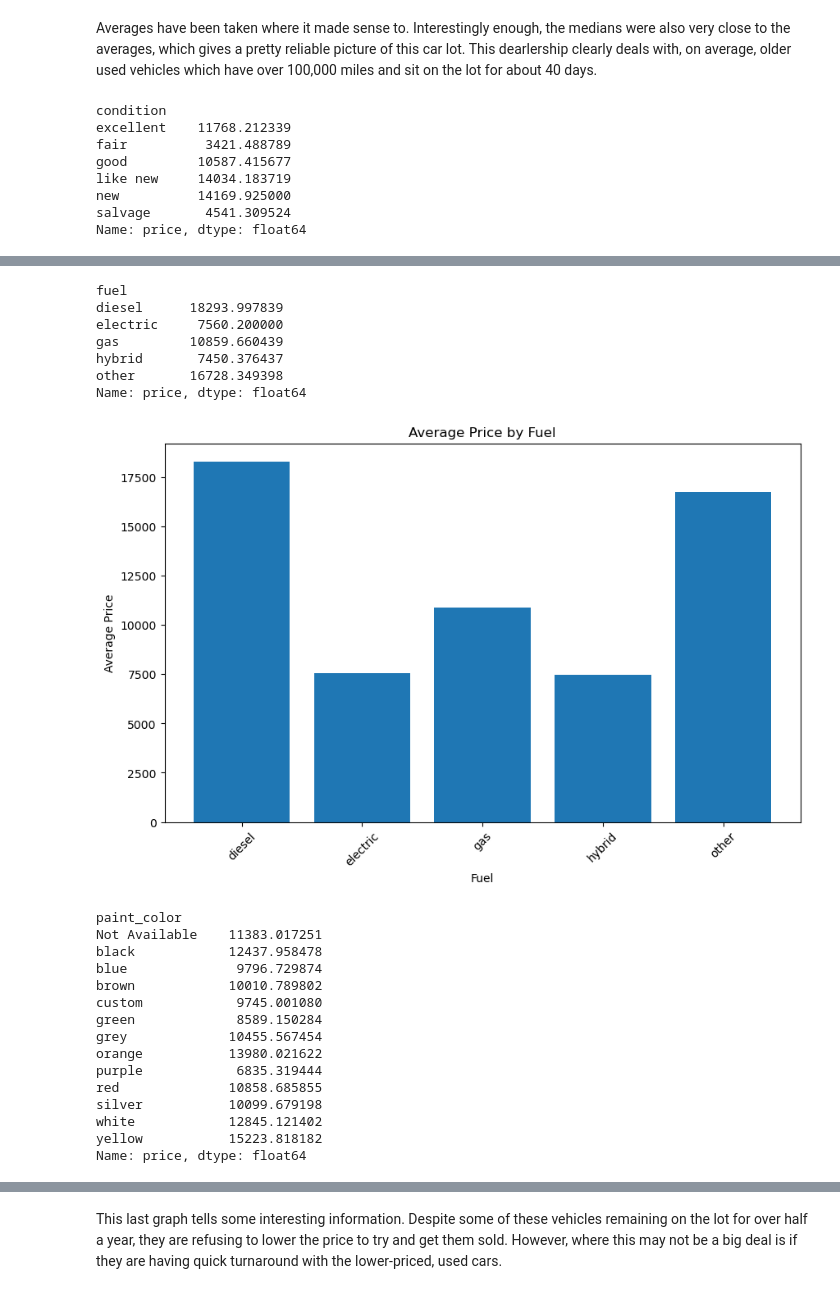
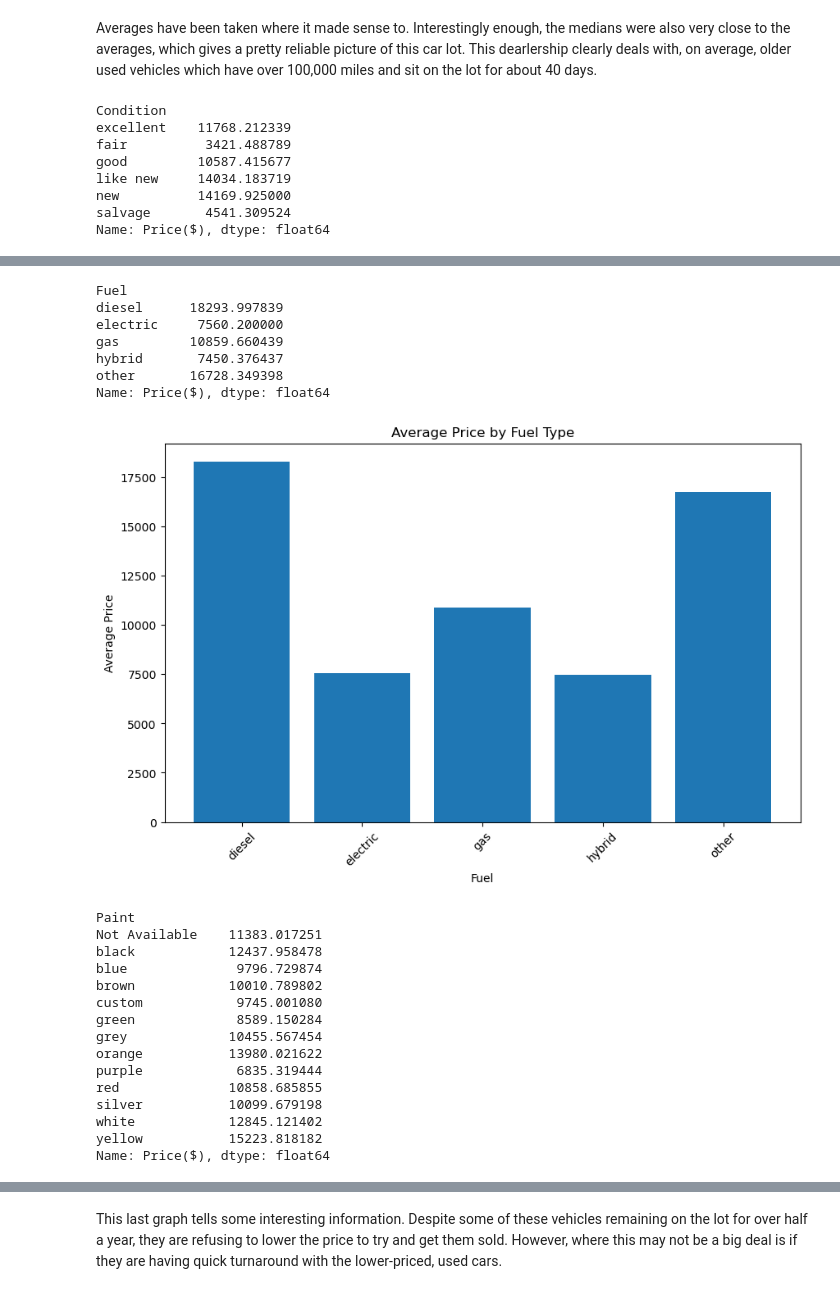
Before and after one commit to Ptown-1988/Sprint_4_Project, a Jupyter notebook: Jupyter Notebook Sprint4Project.ipynb, the cells around one changed output, grey strips where cells are left out. Cells and saved outputs as stored; diff of their text form; code cells hidden in the pictures.

```diff
--- a/Jupyter Notebook Sprint4Project.ipynb
+++ b/Jupyter Notebook Sprint4Project.ipynb
@@ -87,6 +87,10 @@ vehicles_df_w_odometer = vehicles_df_w_odometer[~((vehicles_df_w_odometer['model
 vehicles_df_w_odometer = vehicles_df_w_odometer[~((vehicles_df_w_odometer['price'] < (Q1_price - 1.5 * IRQ_price)) | (vehicles_df_w_odometer['price'] > (Q3_price + 1.5 * IRQ_price)))]
 vehicles_df_w_odometer = vehicles_df_w_odometer[~((vehicles_df_w_odometer['odometer'] < (Q1_miles - 1.5 * IRQ_miles)) | (vehicles_df_w_odometer['odometer'] > (Q3_miles + 1.5 *IRQ_miles)))]
 
+vehicles_df_w_odometer = vehicles_df_w_odometer.rename(columns={'price': 'Price($)', 'model_year': 'Year', 'model': 'Make/Model', 'condition': 'Condition', 'cylinders': 'Cylinders', 'fuel': 'Fuel', 'odometer': 'Odometer', 'type': 'Type', 'paint_color': 'Paint', 'is_4wd': '4WD', 'date_posted': 'Date Posted', 'days_listed': 'Days Listed'})
+
+vehicles_df_w_odometer['4WD'] = vehicles_df_w_odometer['4WD'].replace({'1.0': 'Yes', '0.0': 'No'}).astype(object)
+
 display(vehicles_df_w_odometer)
 # %% [output]
 2009.75046966977
@@ -132,7 +136,7 @@ print(days_listed_median)
 Averages have been taken where it made sense to. Interestingly enough, the medians were also very close to the averages, which gives a pretty reliable picture of this car lot. This dearlership clearly deals with, on average, older used vehicles which have over 100,000 miles and sit on the lot for about 40 days.
 # %%
 #Average Price By Condition
-average_price_by_condition = vehicles_df_w_odometer.groupby('condition')['price'].mean()
+average_price_by_condition = vehicles_df_w_odometer.groupby('Condition')['Price($)'].mean()
 display(average_price_by_condition)
 
 plt.figure(figsize=(10, 6))
@@ -144,59 +148,59 @@ plt.xticks(rotation=45)
 plt.show()
 
 #Average Price By Fuel
-avg_price_by_fuel = vehicles_df_w_odometer.groupby('fuel')['price'].mean()
+avg_price_by_fuel = vehicles_df_w_odometer.groupby('Fuel')['Price($)'].mean()
 display(avg_price_by_fuel)
 
 plt.figure(figsize=(10, 6))
 plt.bar(avg_price_by_fuel.index, avg_price_by_fuel.values)
-plt.title('Average Price by Fuel')
+plt.title('Average Price by Fuel Type')
 plt.xlabel('Fuel')
 plt.ylabel('Average Price')
 plt.xticks(rotation=45)
 plt.show()
 
 #Average Price By Paint Color
-avg_price_by_color = vehicles_df_w_odometer.groupby('paint_color')['price'].mean()
+avg_price_by_color = vehicles_df_w_odometer.groupby('Paint')['Price($)'].mean()
 display(avg_price_by_color)
 
 plt.figure(figsize=(10, 6))
 plt.bar(avg_price_by_color.index, avg_price_by_color.values)
 plt.title('Average Price by Paint Color')
 plt.xlabel('Paint Color')
 plt.ylabel('Average Price')
 plt.xticks(rotation=45)
 plt.show()
 
 #Average Price By Days Listed
-avg_price_by_days_listed = vehicles_df_w_odometer.groupby('days_listed')['price'].mean()
+avg_price_by_days_listed = vehicles_df_w_odometer.groupby('Days Listed')['Price($)'].mean()
 display(avg_price_by_days_listed)
 
 plt.figure(figsize=(10, 6))
 plt.bar(avg_price_by_days_listed.index, avg_price_by_days_listed.values)
 plt.title('Average Price by Days Listed')
 plt.xlabel('Days Listed')
 plt.ylabel('Average Price')
 plt.xticks(rotation=45)
 plt.show()
 # %% [output]
-condition
+Condition
 excellent    11768.212339
 fair          3421.488789
 good         10587.415677
 like new     14034.183719
 new          14169.925000
 salvage       4541.309524
-Name: price, dtype: float64
+Name: Price($), dtype: float64
 [figure]
-fuel
+Fuel
 diesel      18293.997839
 electric     7560.200000
 gas         10859.660439
 hybrid       7450.376437
 other       16728.349398
-Name: price, dtype: float64
+Name: Price($), dtype: float64
-[figure, old version]
+[figure, new version]
-paint_color
+Paint
 Not Available    11383.017251
 black            12437.958478
 blue              9796.729874
@@ -210,5 +214,5 @@ red              10858.685855
 silver           10099.679198
 white            12845.121402
 yellow           15223.818182
-Name: price, dtype: float64
+Name: Price($), dtype: float64
 [figure]
```
Also changed, not shown: parts of 5 cells of this notebook.
